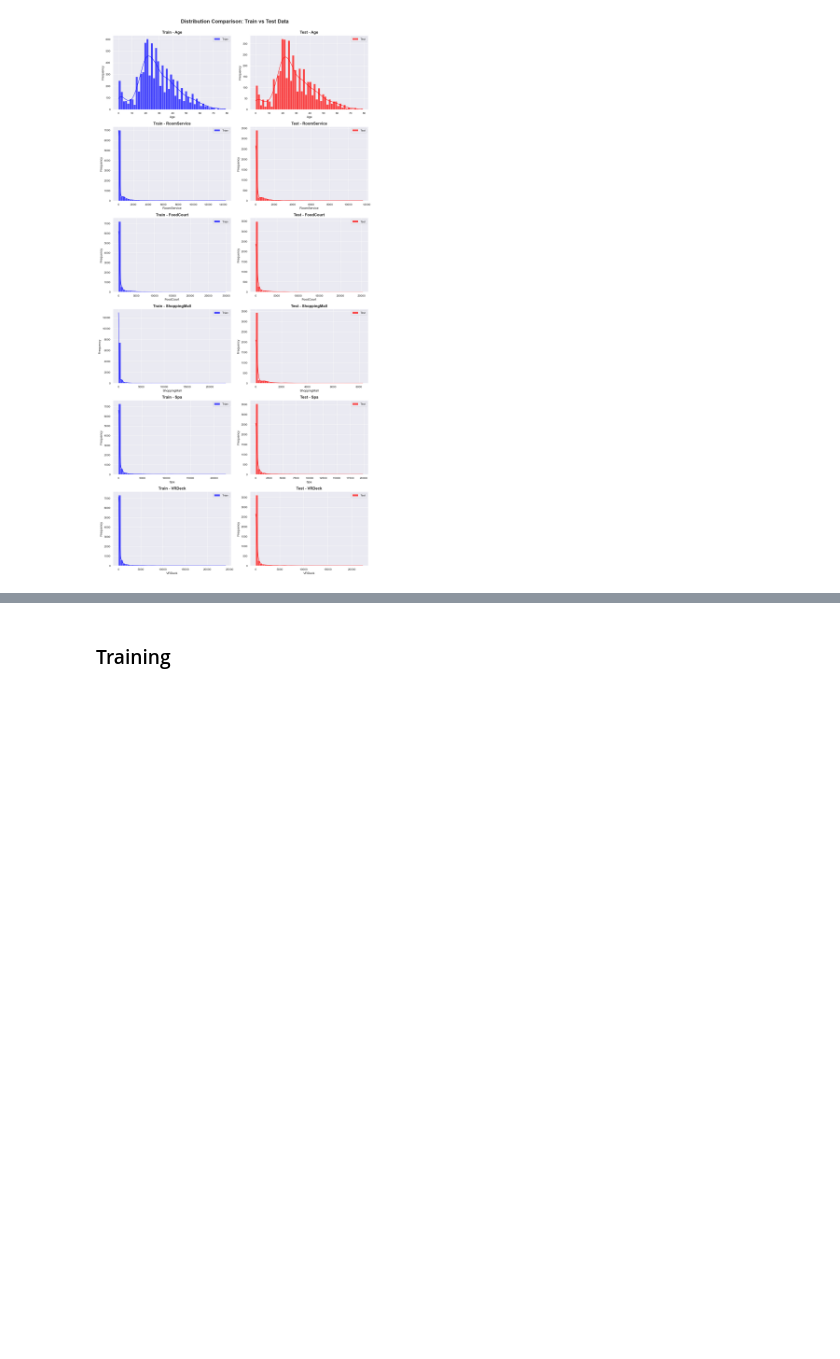
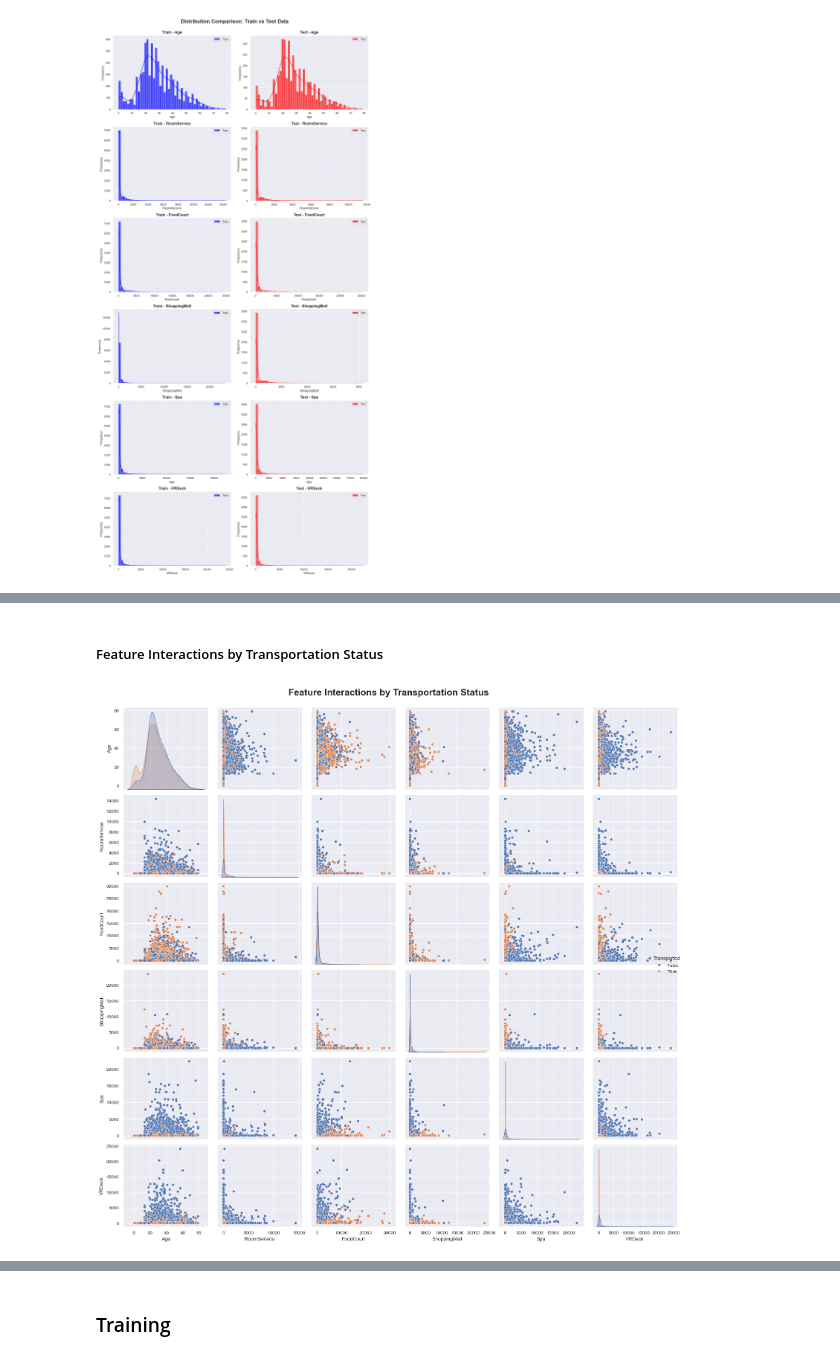
Before and after one commit to RMDS-GroupProject/spaceship_titanic, a Jupyter notebook: impute_missing_values.ipynb, the cells around one changed output, grey strips where cells are left out. Cells and saved outputs as stored; diff of their text form; code cells hidden in the pictures; blank space fills up the shorter version.

```diff
--- a/impute_missing_values.ipynb
+++ b/impute_missing_values.ipynb
@@ -550,0 +702,16 @@ plt.show()
+# %% [markdown]
+##### Feature Interactions by Transportation Status
+# %%
+# pairplot for numberical features by transported
+sns.pairplot(data=train_data, vars=numerical_features, hue="Transported")
+# add overall title to the figure
+plt.suptitle("Feature Interactions by Transportation Status",
+             fontsize=18, fontweight="bold", y=1)
+plt.tight_layout()
+# saving the plot
+plt.savefig(os.path.join(image_save_path,
+            "Feature Interactions by Transportation Status.png"),
+            bbox_inches="tight")
+plt.show()
+# %% [output]
+[figure, added]
```
Also changed, not shown: parts of 28 cells of this notebook.
